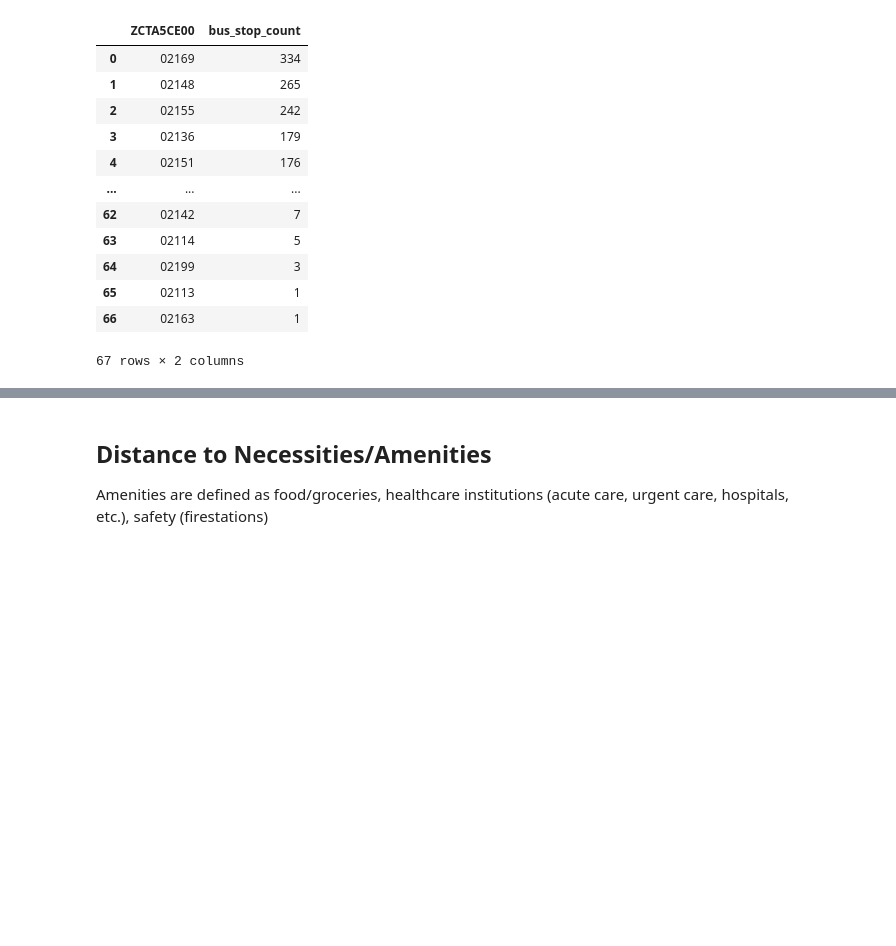
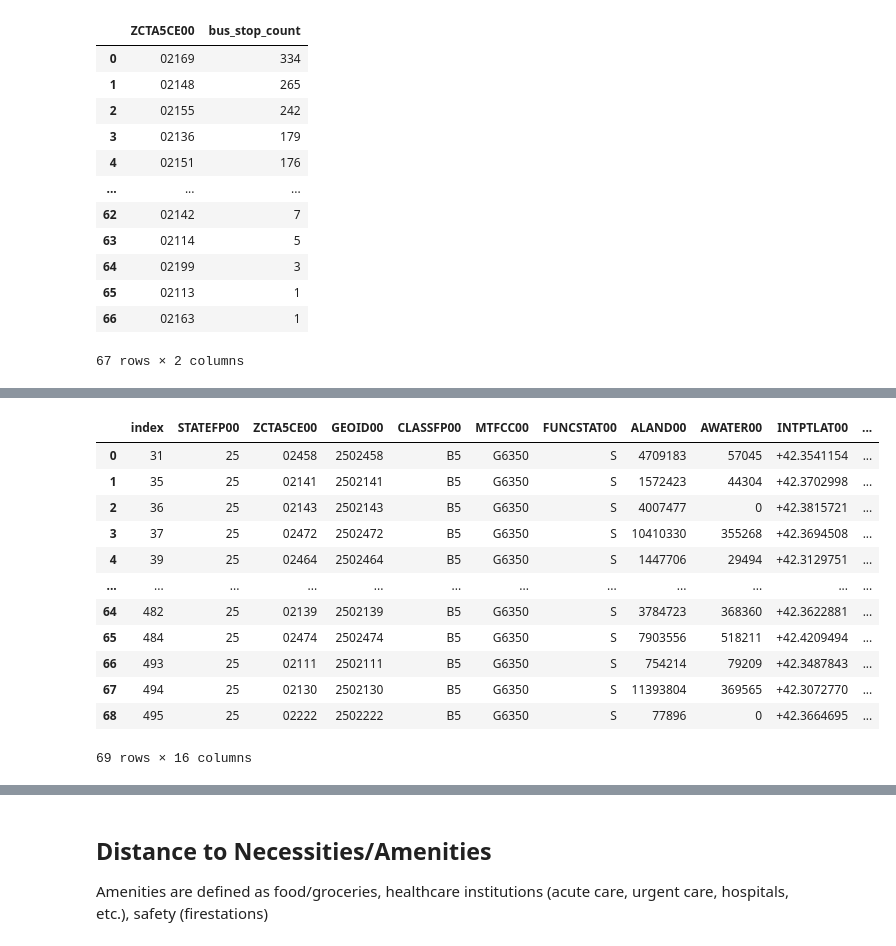
Before and after one commit to jcheng02/uep239-final-project, a Jupyter notebook: jcheng02_uep239_final_project.ipynb, the cells around one changed output, grey strips where cells are left out. Saved outputs shown, nothing was run; the diff lists cells and outputs as text; code cells hidden in the pictures; blank space fills up the shorter version.

```diff
--- a/jcheng02_uep239_final_project.ipynb
+++ b/jcheng02_uep239_final_project.ipynb
@@ -630,0 +673,19 @@ zcta_bus_count
+# %%
+zcta_nodes = rt_zcta.merge(zcta_bus_count, on=['ZCTA5CE00'], how='outer').fillna(0)
+zcta_nodes = zcta_nodes.merge(zcta_rt_count, on=['ZCTA5CE00'], how='outer').fillna(0)
+zcta_nodes = zcta_nodes.merge(zcta_train_count, on=['ZCTA5CE00'], how='outer').fillna(0)
+zcta_nodes
+# %% [output]
+|  | index | STATEFP00 | ZCTA5CE00 | GEOID00 | CLASSFP00 | MTFCC00 | FUNCSTAT00 | ALAND00 | AWATER00 | INTPTLAT00 | ... |
+| 0 | 31 | 25 | 02458 | 2502458 | B5 | G6350 | S | 4709183 | 57045 | +42.3541154 | ... |
+| 1 | 35 | 25 | 02141 | 2502141 | B5 | G6350 | S | 1572423 | 44304 | +42.3702998 | ... |
+| 2 | 36 | 25 | 02143 | 2502143 | B5 | G6350 | S | 4007477 | 0 | +42.3815721 | ... |
+| 3 | 37 | 25 | 02472 | 2502472 | B5 | G6350 | S | 10410330 | 355268 | +42.3694508 | ... |
+| 4 | 39 | 25 | 02464 | 2502464 | B5 | G6350 | S | 1447706 | 29494 | +42.3129751 | ... |
+| ... | ... | ... | ... | ... | ... | ... | ... | ... | ... | ... | ... |
+| 64 | 482 | 25 | 02139 | 2502139 | B5 | G6350 | S | 3784723 | 368360 | +42.3622881 | ... |
+| 65 | 484 | 25 | 02474 | 2502474 | B5 | G6350 | S | 7903556 | 518211 | +42.4209494 | ... |
+| 66 | 493 | 25 | 02111 | 2502111 | B5 | G6350 | S | 754214 | 79209 | +42.3487843 | ... |
+| 67 | 494 | 25 | 02130 | 2502130 | B5 | G6350 | S | 11393804 | 369565 | +42.3072770 | ... |
+| 68 | 495 | 25 | 02222 | 2502222 | B5 | G6350 | S | 77896 | 0 | +42.3664695 | ... |
+69 rows × 16 columns
```
Also changed, not shown: parts of 7 cells of this notebook.
